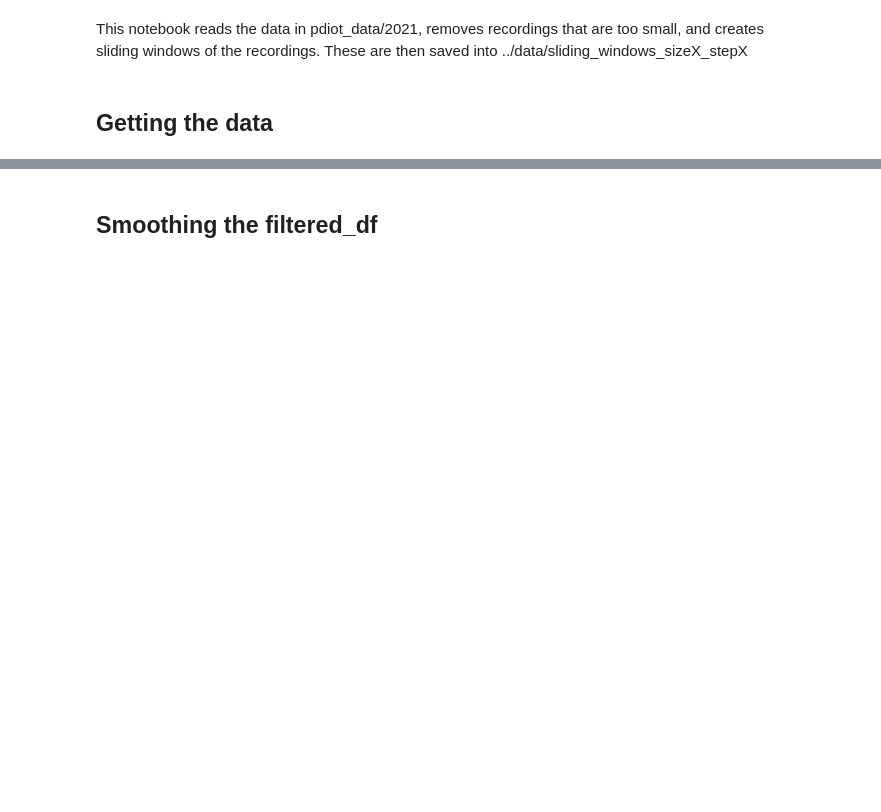
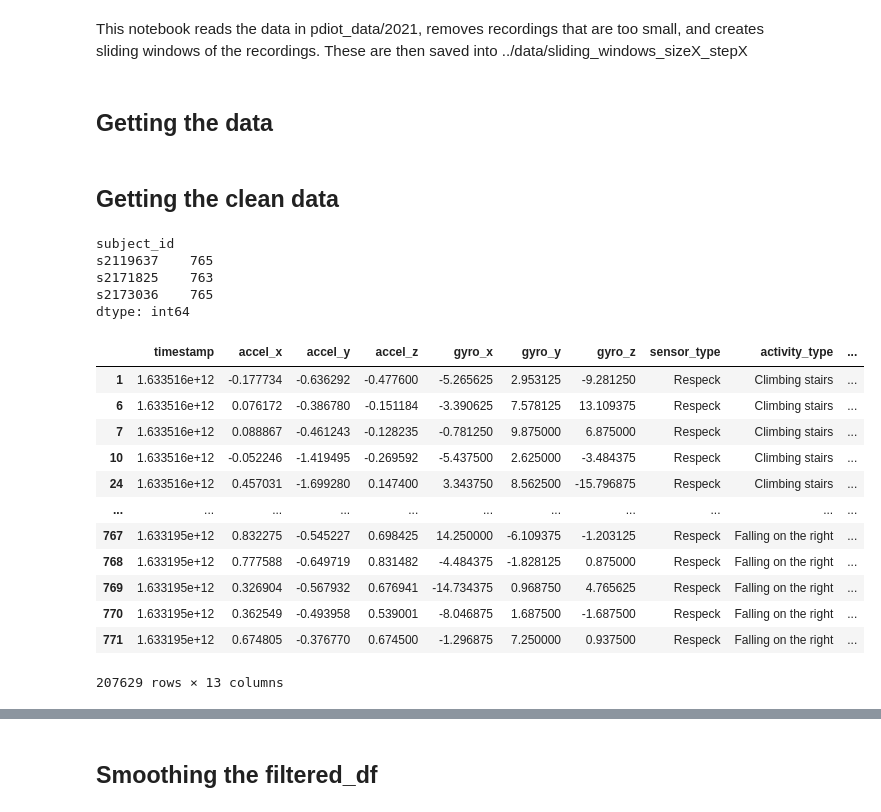
Before and after one commit to gwenty/pdiot-activity-tracker, a Jupyter notebook: ml/notebooks/01_sliding_windows.ipynb, the cells around one changed output, grey strips where cells are left out. Cells and saved outputs as stored; diff of their text form; code cells hidden in the pictures; blank space fills up the shorter version.

```diff
--- a/ml/notebooks/01_sliding_windows.ipynb
+++ b/ml/notebooks/01_sliding_windows.ipynb
@@ -39,3 +39,5 @@ def get_base_df(sensor):
     return base_df
 
 base_df = get_base_df(sensor)
+# %% [markdown]
+## Getting the clean data
@@ -41,0 +46,31 @@ base_df = get_base_df(sensor)
+# %%
+clean_df[clean_df['activity_type']=='Falling on the left'].groupby('subject_id').size()
+# %% [output]
+subject_id
+s2119637    765
+s2171825    763
+s2173036    765
+dtype: int64
+# %%
+drop_indices = np.random.choice(clean_df.index, int(7*len(clean_df) / 8), replace=False)
+df_subset = clean_df.drop(drop_indices)
+falling_activities = ['Falling on knees', 'Falling on the back', 'Falling on the right', 'Falling on the left']
+falling_non_clean = base_df[base_df['activity_type'].isin(falling_activities)]
+df_subset = pd.concat([df_subset, falling_non_clean])
+df_subset.to_csv(data_path + 'small_' + sensor + '_recordings_clean.csv')
+# %%
+df_subset
+# %% [output]
+|  | timestamp | accel_x | accel_y | accel_z | gyro_x | gyro_y | gyro_z | sensor_type | activity_type | ... |
+| 1 | 1.633516e+12 | -0.177734 | -0.636292 | -0.477600 | -5.265625 | 2.953125 | -9.281250 | Respeck | Climbing stairs | ... |
+| 6 | 1.633516e+12 | 0.076172 | -0.386780 | -0.151184 | -3.390625 | 7.578125 | 13.109375 | Respeck | Climbing stairs | ... |
+| 7 | 1.633516e+12 | 0.088867 | -0.461243 | -0.128235 | -0.781250 | 9.875000 | 6.875000 | Respeck | Climbing stairs | ... |
+| 10 | 1.633516e+12 | -0.052246 | -1.419495 | -0.269592 | -5.437500 | 2.625000 | -3.484375 | Respeck | Climbing stairs | ... |
+| 24 | 1.633516e+12 | 0.457031 | -1.699280 | 0.147400 | 3.343750 | 8.562500 | -15.796875 | Respeck | Climbing stairs | ... |
+| ... | ... | ... | ... | ... | ... | ... | ... | ... | ... | ... |
+| 767 | 1.633195e+12 | 0.832275 | -0.545227 | 0.698425 | 14.250000 | -6.109375 | -1.203125 | Respeck | Falling on the right | ... |
+| 768 | 1.633195e+12 | 0.777588 | -0.649719 | 0.831482 | -4.484375 | -1.828125 | 0.875000 | Respeck | Falling on the right | ... |
+| 769 | 1.633195e+12 | 0.326904 | -0.567932 | 0.676941 | -14.734375 | 0.968750 | 4.765625 | Respeck | Falling on the right | ... |
+| 770 | 1.633195e+12 | 0.362549 | -0.493958 | 0.539001 | -8.046875 | 1.687500 | -1.687500 | Respeck | Falling on the right | ... |
+| 771 | 1.633195e+12 | 0.674805 | -0.376770 | 0.674500 | -1.296875 | 7.250000 | 0.937500 | Respeck | Falling on the right | ... |
+207629 rows × 13 columns
```
Also changed, not shown: parts of 25 cells of this notebook, 20 other files.
